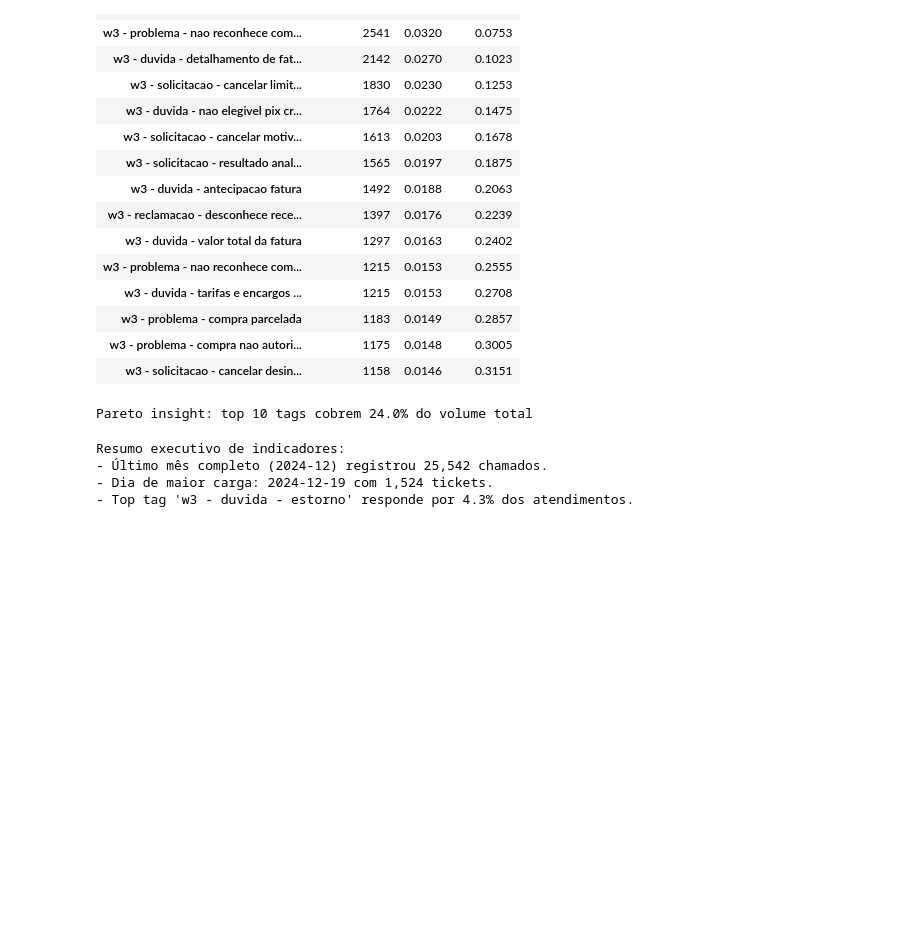
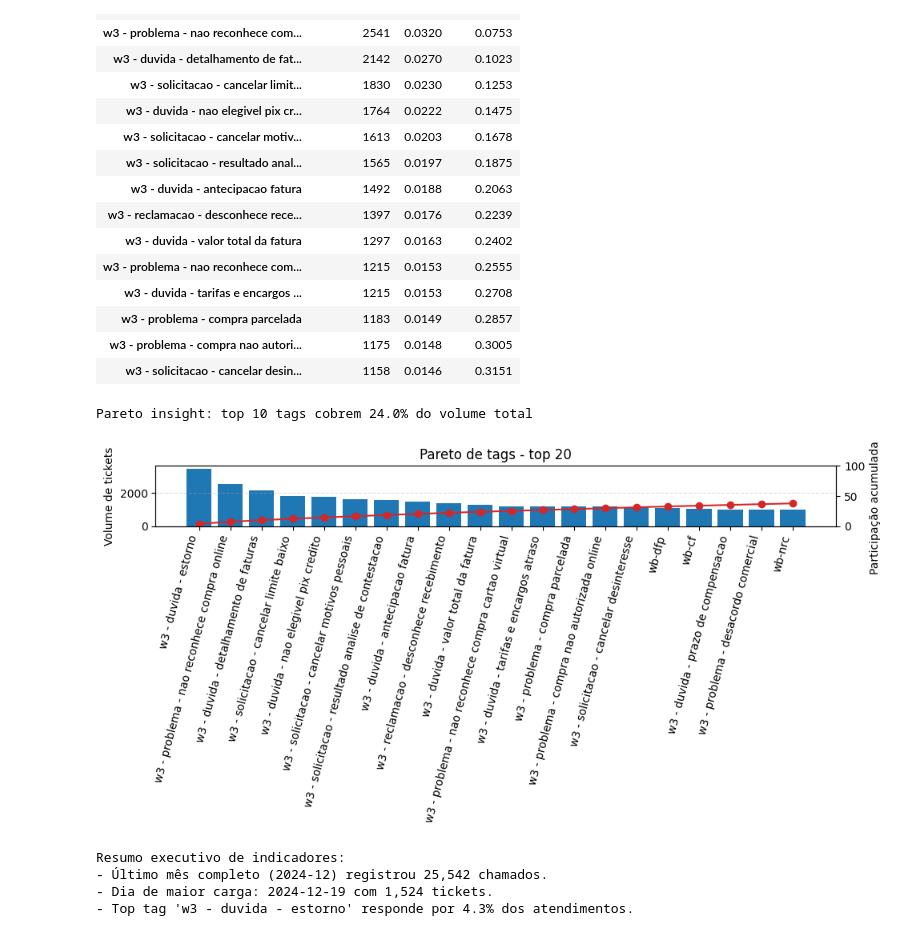
Before and after one commit to JorgeArthur/Project_based_learning, a Jupyter notebook: cx_project/analysis/eda.ipynb, the cells around one changed output. Drawn from its saved outputs; the diff is of its cells as text; code cells hidden in the pictures; blank space fills up the shorter version.

```diff
--- a/cx_project/analysis/eda.ipynb
+++ b/cx_project/analysis/eda.ipynb
@@ -435,6 +500,25 @@ Top 15 tags and their share of total volume:
 | w3 - problema - compra nao autori... | 1175 | 0.0148 | 0.3005 |
 | w3 - solicitacao - cancelar desin... | 1158 | 0.0146 | 0.3151 |
 Pareto insight: top 10 tags cobrem 24.0% do volume total
+# %%
+pareto_df = tag_share.head(20).copy()
+pareto_df['cum_share_pct'] = pareto_df['cum_share'] * 100
+x = range(len(pareto_df))
+fig, ax1 = plt.subplots(figsize=(10, 5))
+ax1.bar(x, pareto_df['ticket_volume'], color='tab:blue')
+ax1.set_ylabel('Volume de tickets')
+ax1.set_xticks(list(x))
+ax1.set_xticklabels(pareto_df.index, rotation=75, ha='right')
+ax1.set_title('Pareto de tags - top 20')
+ax2 = ax1.twinx()
+ax2.plot(x, pareto_df['cum_share_pct'], color='tab:red', marker='o')
+ax2.set_ylabel('Participação acumulada (%)')
+ax2.set_ylim(0, 100)
+ax1.grid(axis='y', linestyle='--', alpha=0.4)
+plt.tight_layout()
+plt.show()
+# %% [output]
+[figure, added]
 # %%
 latest_month = issues_monthly.sort_values('dt_month').iloc[-1]
 peak_day = issues_daily.loc[issues_daily['ticket_volume'].idxmax()]
```
Also changed, not shown: parts of 3 cells of this notebook.
